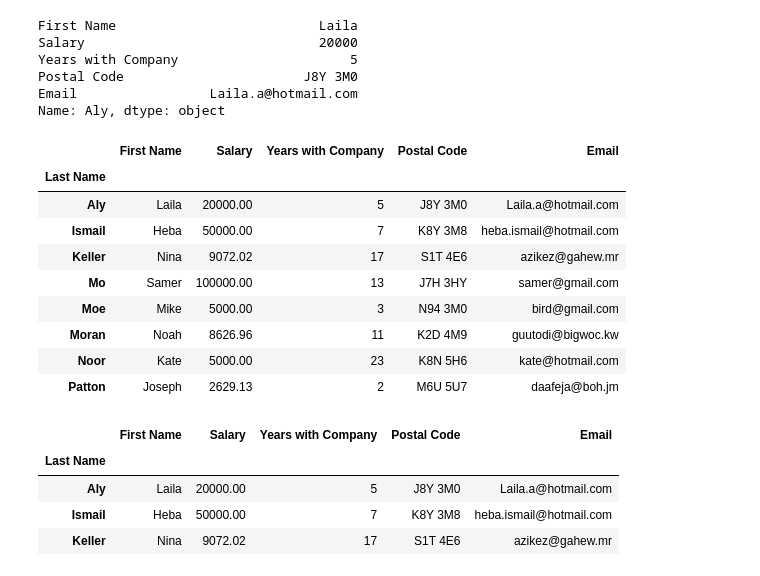
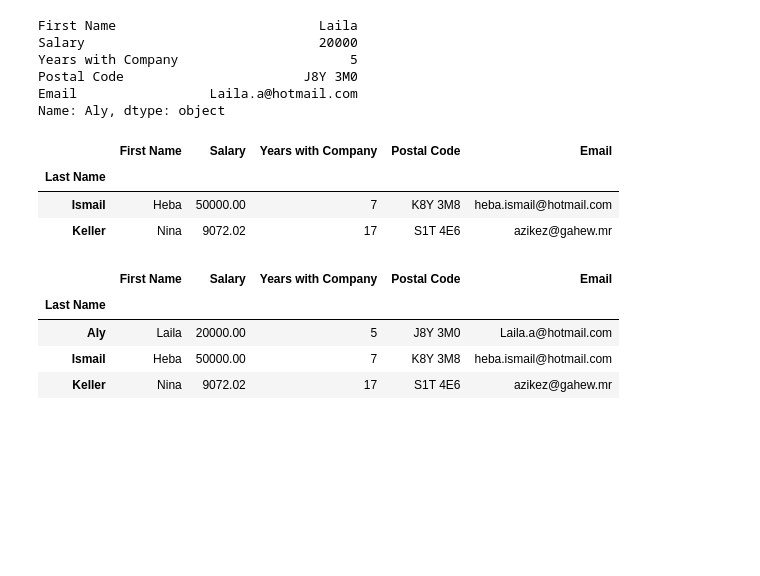
Before and after one commit to parulj3795/Understanding-Pandas, a Jupyter notebook: Part-2/Pandas for Data Analysis - Learning Path Part 2.ipynb, the cells around one changed output. Cells and saved outputs as stored; diff of their text form; code cells hidden in the pictures; blank space fills up the shorter version.

```diff
--- a/Part-2/Pandas for Data Analysis - Learning Path Part 2.ipynb
+++ b/Part-2/Pandas for Data Analysis - Learning Path Part 2.ipynb
@@ -483,3 +476,5 @@ employee_df
 | Moran | Noah | 8626.96 | 11 | K2D 4M9 | guutodi@bigwoc.kw |
 # %%
 # Sort the dataframe in an alphabetical order
+employee_df.sort_values('Last Name', ascending=True, inplace=True)
+employee_df
@@ -512,17 +521,13 @@ Name: Aly, dtype: object
 # %%
 # Note that you can select multiple rows using "colon :"
 # Note that this is inclusive! meaning that "Aly" and "Patton" were selected in the output DataFrame
 # Headsup: this will be different if we use integer based index such as iloc()
+
+employee_df.iloc[1:3]
 # %% [output]
 |  | First Name | Salary | Years with Company | Postal Code | Email |
 | Last Name |  |  |  |  |  |
-| Aly | Laila | 20000.00 | 5 | J8Y 3M0 | Laila.a@hotmail.com |
 | Ismail | Heba | 50000.00 | 7 | K8Y 3M8 | heba.ismail@hotmail.com |
 | Keller | Nina | 9072.02 | 17 | S1T 4E6 | azikez@gahew.mr |
-| Mo | Samer | 100000.00 | 13 | J7H 3HY | samer@gmail.com |
-| Moe | Mike | 5000.00 | 3 | N94 3M0 | bird@gmail.com |
-| Moran | Noah | 8626.96 | 11 | K2D 4M9 | guutodi@bigwoc.kw |
-| Noor | Kate | 5000.00 | 23 | K8N 5H6 | kate@hotmail.com |
-| Patton | Joseph | 2629.13 | 2 | M6U 5U7 | daafeja@boh.jm |
 # %%
 # Select all elements up to and including 'Keller' index
```
Also changed, not shown: parts of 35 cells of this notebook.
